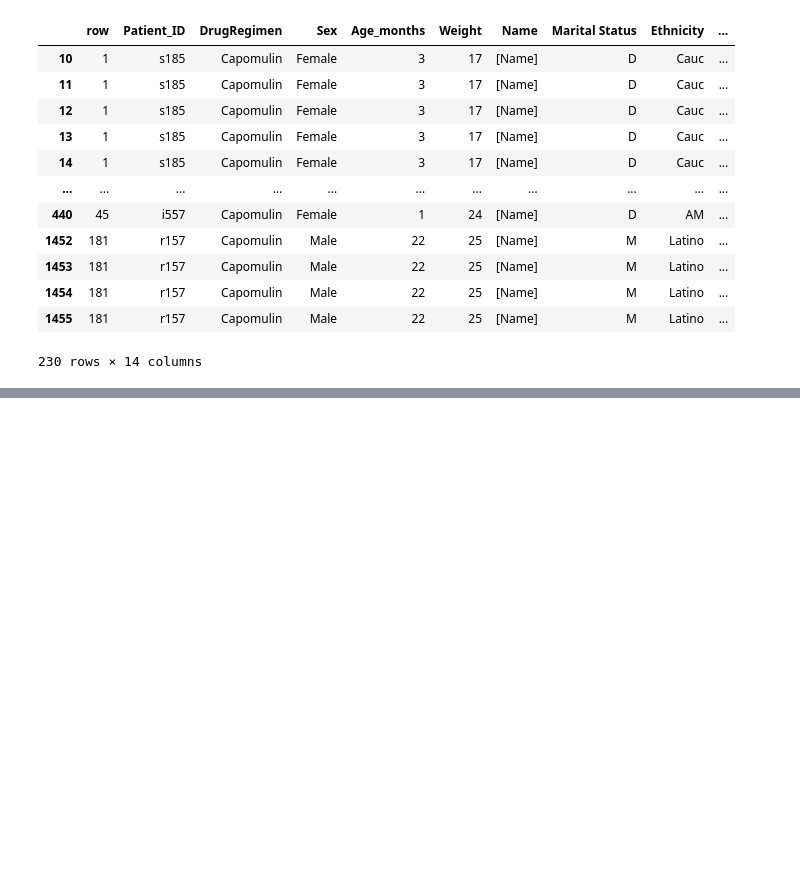
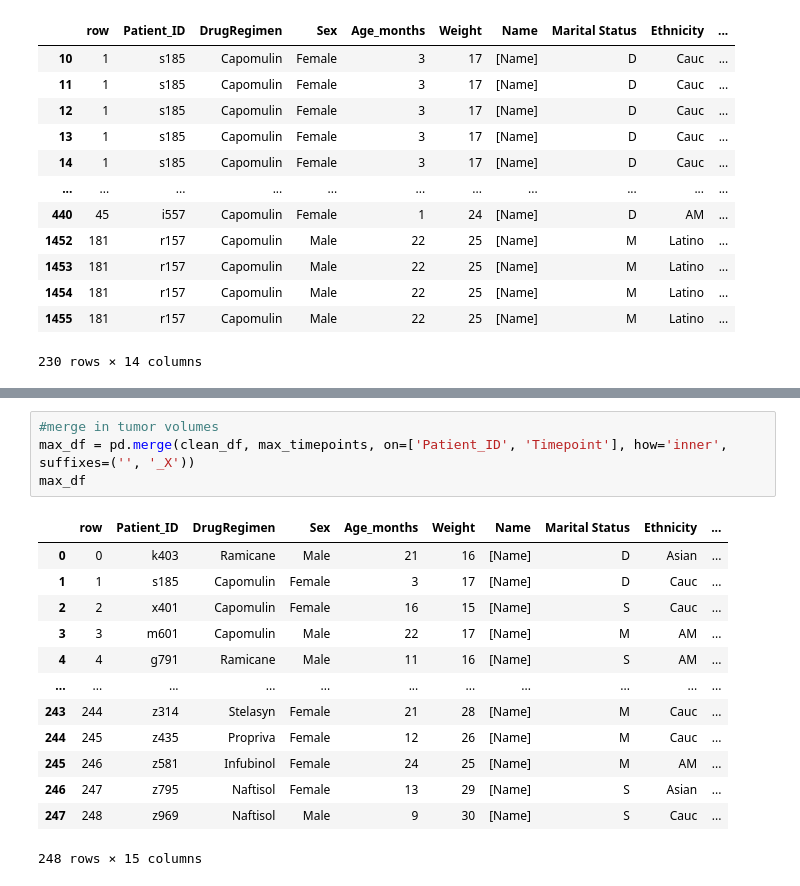
Before and after one commit to citizendez/PharmaDataAnalysis, a Jupyter notebook: PharmaDataAnalysis.ipynb, the cells around one changed output, grey strips where cells are left out. Drawn from its saved outputs; the diff is of its cells as text; blank space fills up the shorter version.

```diff
--- a/PharmaDataAnalysis.ipynb
+++ b/PharmaDataAnalysis.ipynb
@@ -229,0 +248,18 @@ df_cap
+# %%
+#merge in tumor volumes
+max_df = pd.merge(clean_df, max_timepoints, on=['Patient_ID', 'Timepoint'], how='inner', suffixes=('', '_X'))
+max_df
+# %% [output]
+|  | row | Patient_ID | DrugRegimen | Sex | Age_months | Weight | Name | Marital Status | Ethnicity | ... |
+| 0 | 0 | k403 | Ramicane | Male | 21 | 16 | [Name] | D | Asian | ... |
+| 1 | 1 | s185 | Capomulin | Female | 3 | 17 | [Name] | D | Cauc | ... |
+| 2 | 2 | x401 | Capomulin | Female | 16 | 15 | [Name] | S | Cauc | ... |
+| 3 | 3 | m601 | Capomulin | Male | 22 | 17 | [Name] | M | AM | ... |
+| 4 | 4 | g791 | Ramicane | Male | 11 | 16 | [Name] | S | AM | ... |
+| ... | ... | ... | ... | ... | ... | ... | ... | ... | ... | ... |
+| 243 | 244 | z314 | Stelasyn | Female | 21 | 28 | [Name] | M | Cauc | ... |
+| 244 | 245 | z435 | Propriva | Female | 12 | 26 | [Name] | M | Cauc | ... |
+| 245 | 246 | z581 | Infubinol | Female | 24 | 25 | [Name] | M | AM | ... |
+| 246 | 247 | z795 | Naftisol | Female | 13 | 29 | [Name] | S | Asian | ... |
+| 247 | 248 | z969 | Naftisol | Male | 9 | 30 | [Name] | S | Cauc | ... |
+248 rows × 15 columns
```
Also changed, not shown: parts of 5 cells of this notebook.
